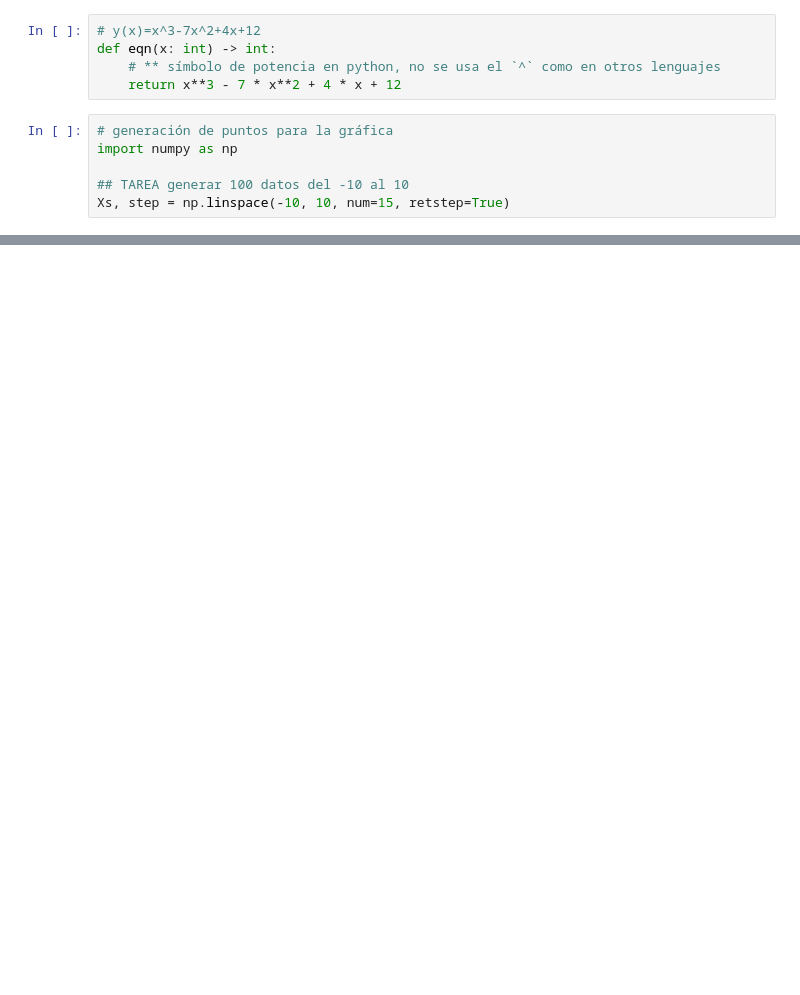
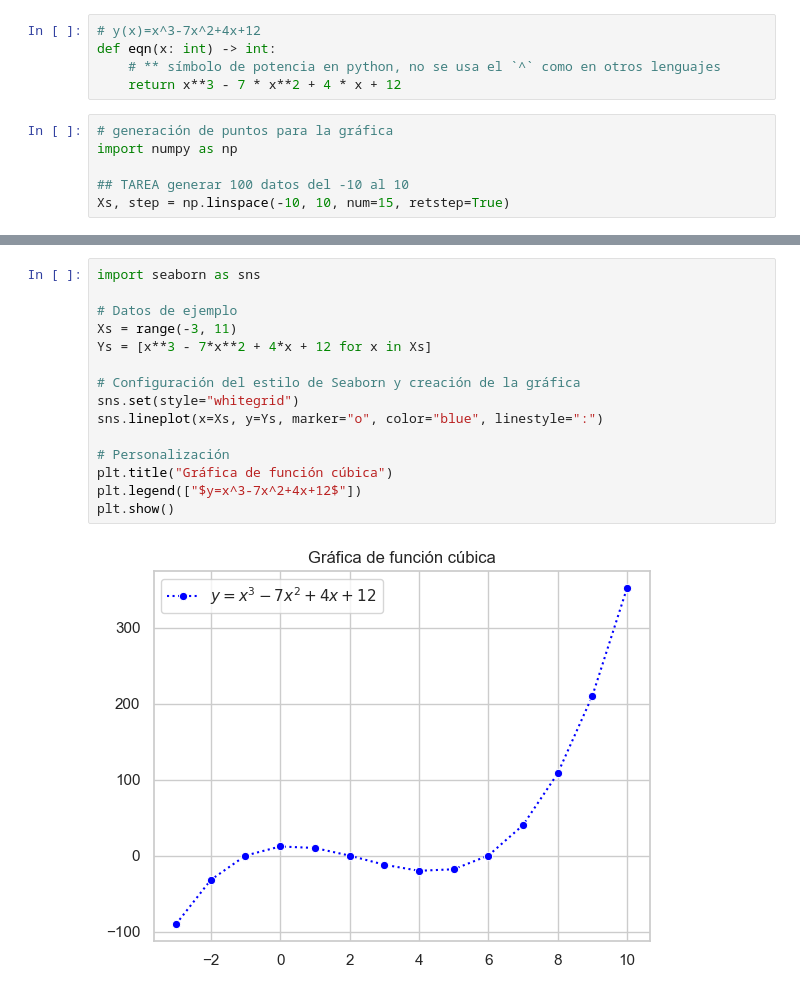
Before and after one commit to Erickezro/Taller1-MN, a Jupyter notebook: Taller1.ipynb, the cells around one changed output, grey strips where cells are left out. Drawn from its saved outputs; the diff is of its cells as text; blank space fills up the shorter version.

```diff
--- a/Taller1.ipynb
+++ b/Taller1.ipynb
@@ -57,0 +59,17 @@ plt.show()
+# %%
+import seaborn as sns
+
+# Datos de ejemplo
+Xs = range(-3, 11)
+Ys = [x**3 - 7*x**2 + 4*x + 12 for x in Xs]
+
+# Configuración del estilo de Seaborn y creación de la gráfica
+sns.set(style="whitegrid")
+sns.lineplot(x=Xs, y=Ys, marker="o", color="blue", linestyle=":")
+
+# Personalización
+plt.title("Gráfica de función cúbica")
+plt.legend(["$y=x^3-7x^2+4x+12$"])
+plt.show()
+# %% [output]
+[figure, added]
```
Also changed, not shown: parts of 6 cells of this notebook.
